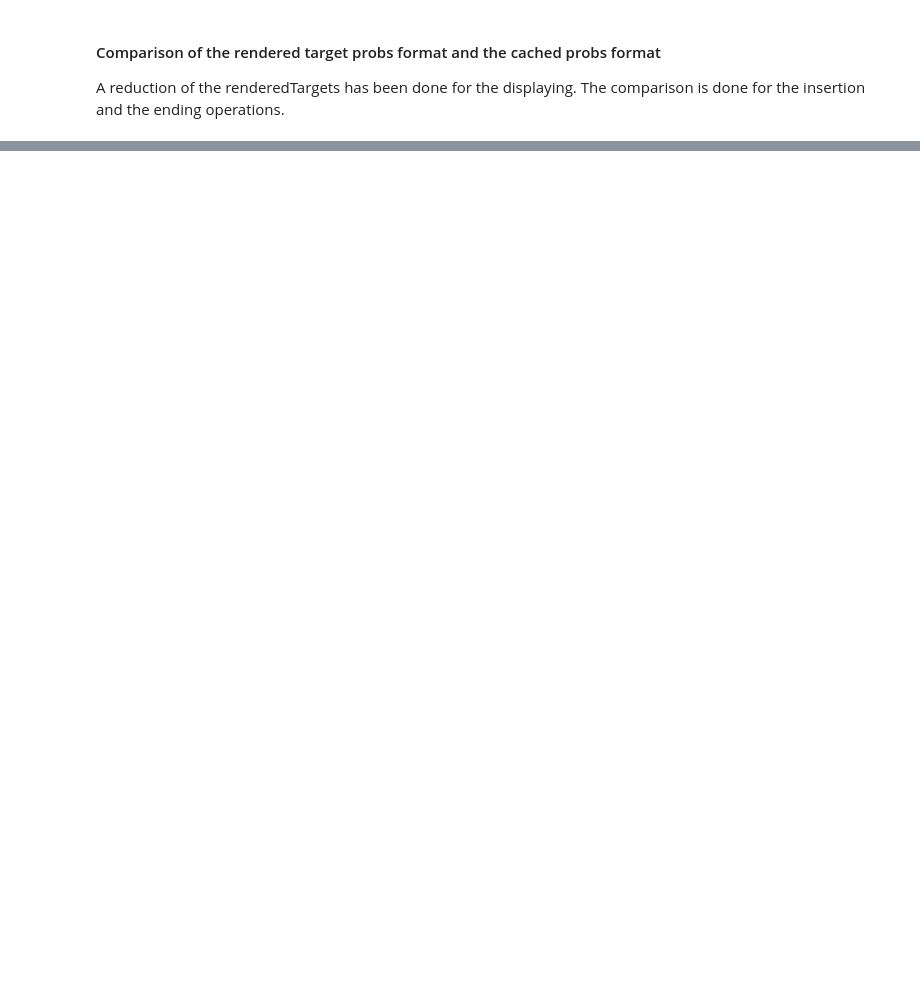
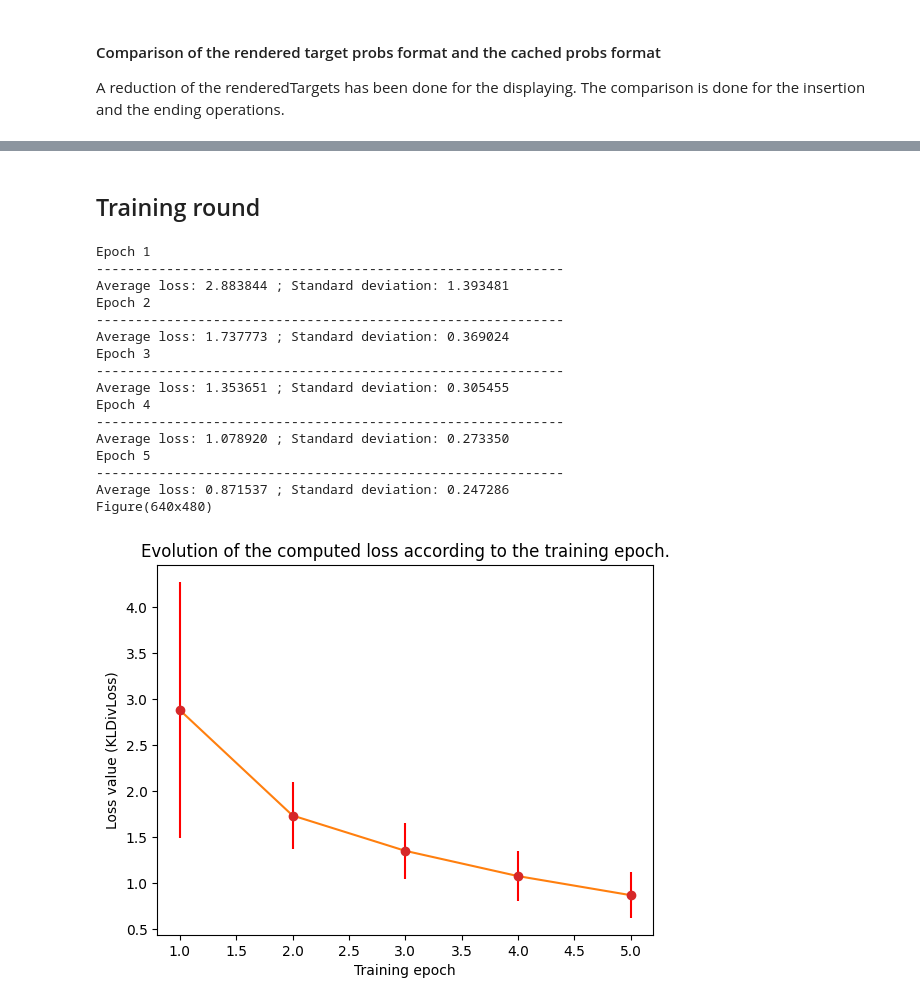
Before and after one commit to Convolutio/IA_languesAnciennes, a Jupyter notebook: Code/Unsupervised_reconstruction/notebooks/training.ipynb, the cells around one changed output, grey strips where cells are left out. Saved outputs shown, nothing was run; the diff lists cells and outputs as text; code cells hidden in the pictures; blank space fills up the shorter version.

Commit message:
✨🥳functional training !

```diff
--- a/Code/Unsupervised_reconstruction/notebooks/training.ipynb
+++ b/Code/Unsupervised_reconstruction/notebooks/training.ipynb
@@ -49,14 +54,11 @@ print('|x| max =', x_maxLength)
 # %% [markdown]
 Inference in edit model
 # %%
-randomEditModel.update_cachedTargetContext()
+randomEditModel.update_modernForm_context()
 # %% [markdown]
 Backward dynamic Program
-# %%
-from Source.dynamicPrograms import compute_posteriors
-
-randomEditModel.update_cachedTargetContext()
-targets_prob = compute_posteriors(randomEditModel, currentReconstructions, cognates)
+# %%
+targets_prob = randomEditModel.bacward_dynProg(currentReconstructions)
 # %% [markdown]
 ### Analysis
 # %% [markdown]
@@ -105,0 +98,8 @@ renderedLogits = renderedLogits[:,:,idx].cpu().numpy()
+# %%
+MINI_BATCH_SIZE = 30
+
+miniBatchDataForLogitsComputation, miniBatchTargetsLoad = list(zip(*randomEditModel.renderMiniBatchData(currentReconstructions, targets_prob, MINI_BATCH_SIZE)))[0]
+renderedTargets = miniBatchTargetsLoad[:,IDX,:]
+renderedLogits = randomEditModel.renderLogitsForMiniBatch(*miniBatchDataForLogitsComputation)[:,IDX,:].detach()
+print("Targets load shape:", renderedTargets.size())
+print("Logits load shape:", renderedLogits.size())
@@ -142 +156,24 @@ Insertion operation - cached posterior probs
 |  8 |  0       |  0       |  0       |  0       |  0       |  0       |  0       |   0 |   0 | |  8 | -0       | -0       | -0       | -0       | -0       | -0       | -0       | -0       |  -0 |
+# %% [markdown]
+## Training round
+# %%
+EPOCHS, LEARNING_RATE = 5, 0.01
+randomEditModel.train_models(currentReconstructions, targets_prob, MINI_BATCH_SIZE, EPOCHS, LEARNING_RATE)
+# %% [output]
+Epoch 1
+------------------------------------------------------------
+Average loss: 2.883844 ; Standard deviation: 1.393481
+Epoch 2
+------------------------------------------------------------
+Average loss: 1.737773 ; Standard deviation: 0.369024
+Epoch 3
+------------------------------------------------------------
+Average loss: 1.353651 ; Standard deviation: 0.305455
+Epoch 4
+------------------------------------------------------------
+Average loss: 1.078920 ; Standard deviation: 0.273350
+Epoch 5
+------------------------------------------------------------
+Average loss: 0.871537 ; Standard deviation: 0.247286
+Figure(640x480)
+[figure, added]
```
Also changed, not shown: parts of 9 cells of this notebook, 5 other files.
